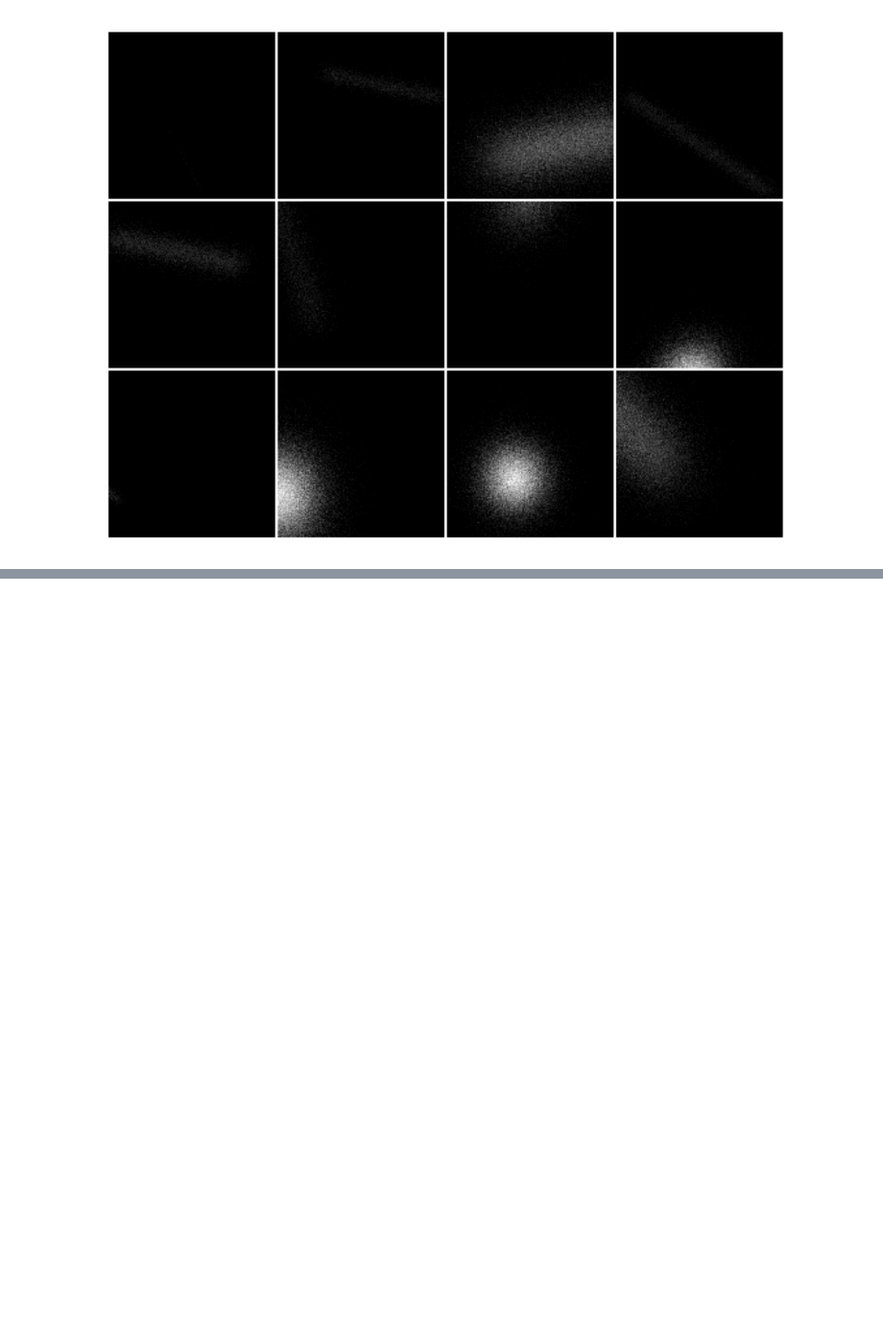
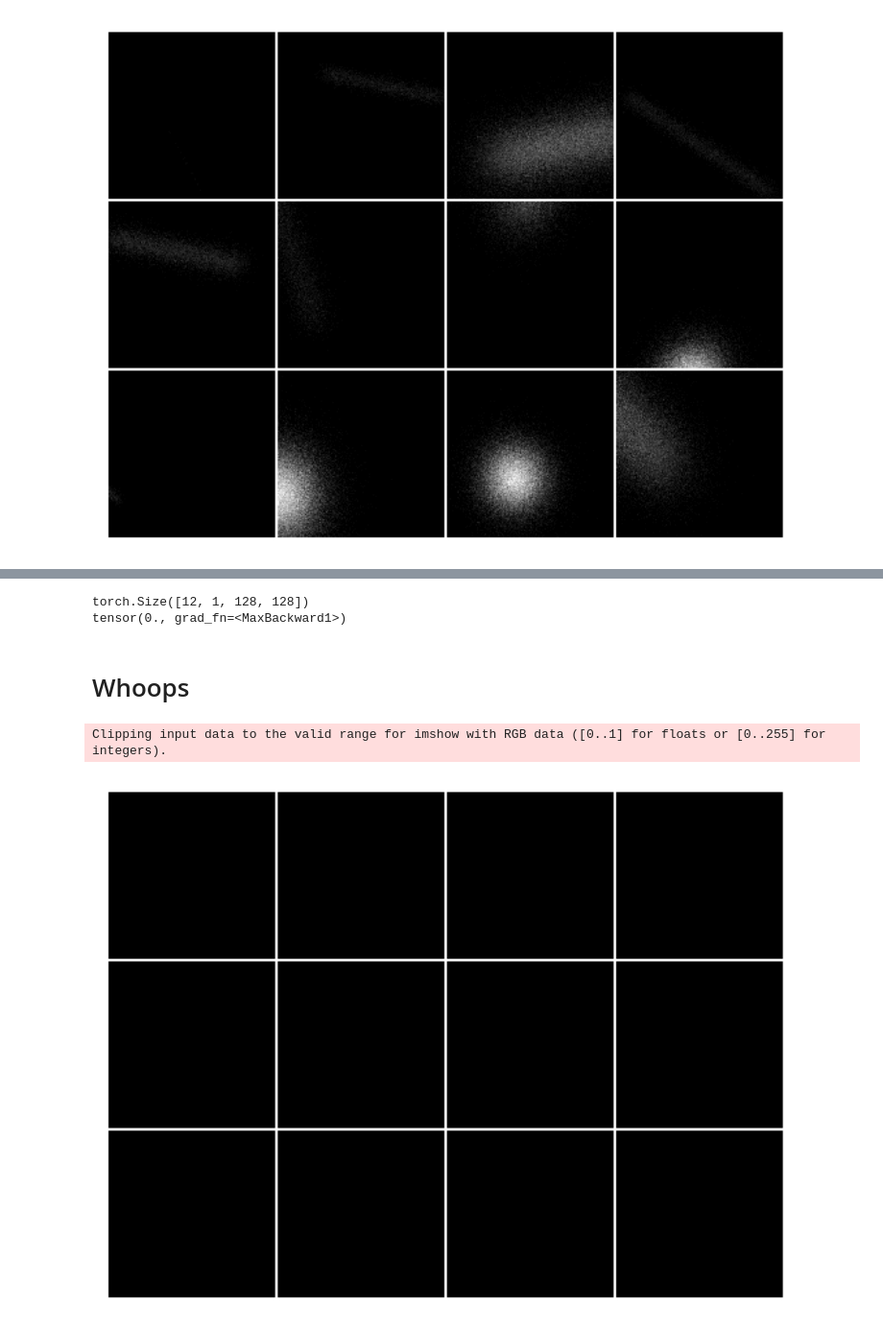
Before and after one commit to awong234/torch-for-image-and-video, a Jupyter notebook: nn_video.ipynb, the cells around one changed output, grey strips where cells are left out. Shown at 96% size. Cells and saved outputs as stored; diff of their text form; code cells hidden in the pictures; blank space fills up the shorter version.

```diff
--- a/nn_video.ipynb
+++ b/nn_video.ipynb
@@ -442,0 +624,4 @@ Clipping input data to the valid range for imshow with RGB data ([0..1] for floa
+# %%
+blob, blob_tensor, claims, claims_tensor, final_state = next(iter(train_dataloader))
+print(blob_tensor.shape)
+print(final_state.shape)
@@ -442,0 +631,5 @@ Clipping input data to the valid range for imshow with RGB data ([0..1] for floa
+# %%
+output_tensor = net(blob_tensor)
+output_tensor = output_tensor.cpu()
+
+print(output_tensor.max())
@@ -442,0 +701,31 @@ Clipping input data to the valid range for imshow with RGB data ([0..1] for floa
+# %%
+net.eval()
+testdata = CustomVideoDataset(
+    file_df.query("train == 0"), VIDEO_DIR, transform_img
+)
+test_dataloader  = DataLoader(testdata,  batch_size=12, shuffle=True)
+
+blob, blob_tensor, claims, claims_tensor, final_state  = next(iter(test_dataloader))
+
+blob_tensor = blob_tensor.to("cuda")
+final_state = final_state.to("cuda")
+# %%
+output_tensor = net(blob_tensor)
+output_tensor = output_tensor.cpu()
+
+print(output_tensor.shape)
+print(output_tensor.max())
+# %% [output]
+torch.Size([12, 1, 128, 128])
+tensor(0., grad_fn=<MaxBackward1>)
+# %% [markdown]
+# Whoops
+# %%
+plt.imshow(
+    torchvision.utils.make_grid(output_tensor, nrow=4, normalize=True, pad_value=255).permute(1, 2, 0).detach().numpy()
+)
+plt.axis("off")
+plt.show()
+# %% [output]
+Clipping input data to the valid range for imshow with RGB data ([0..1] for floats or [0..255] for integers).
+[figure, added]
```
Also changed, not shown: parts of 11 cells of this notebook.
